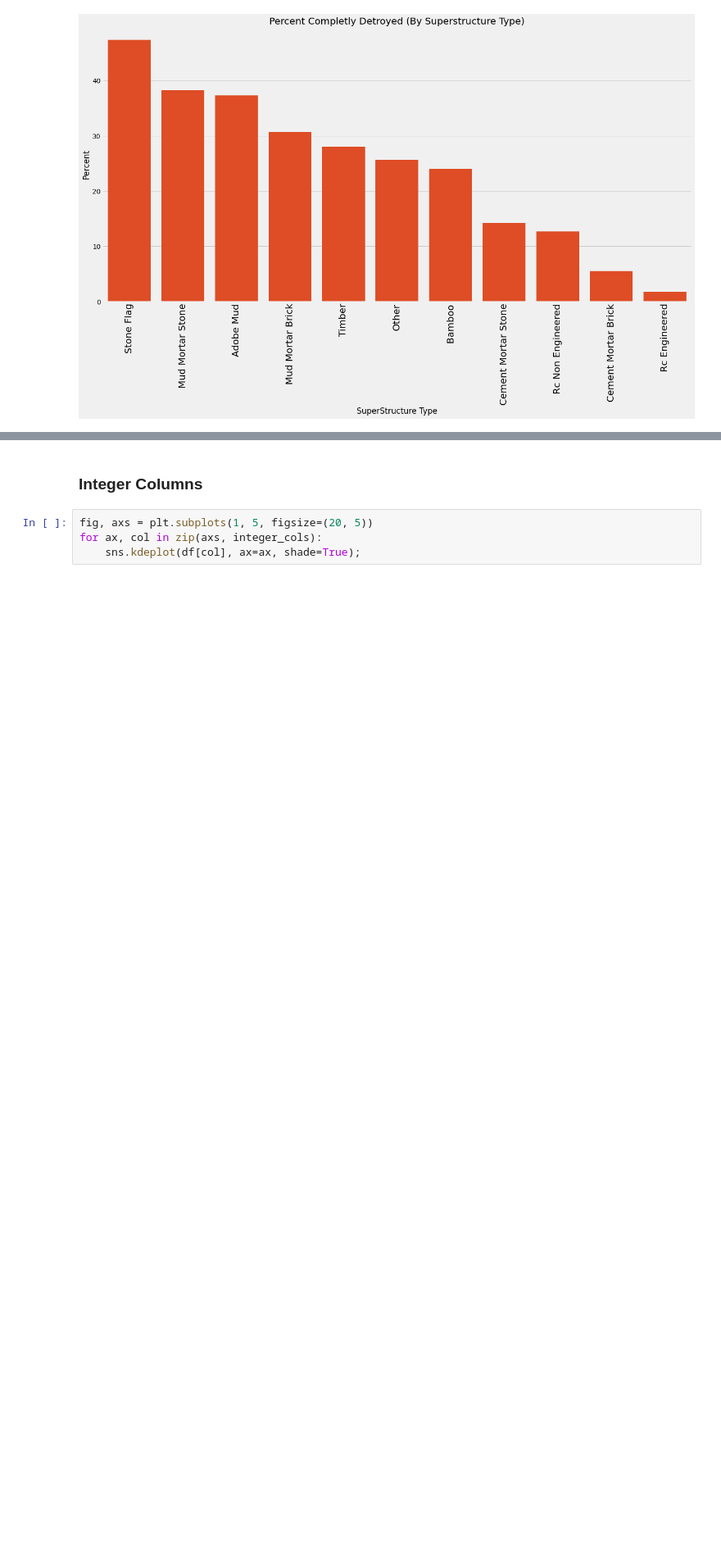
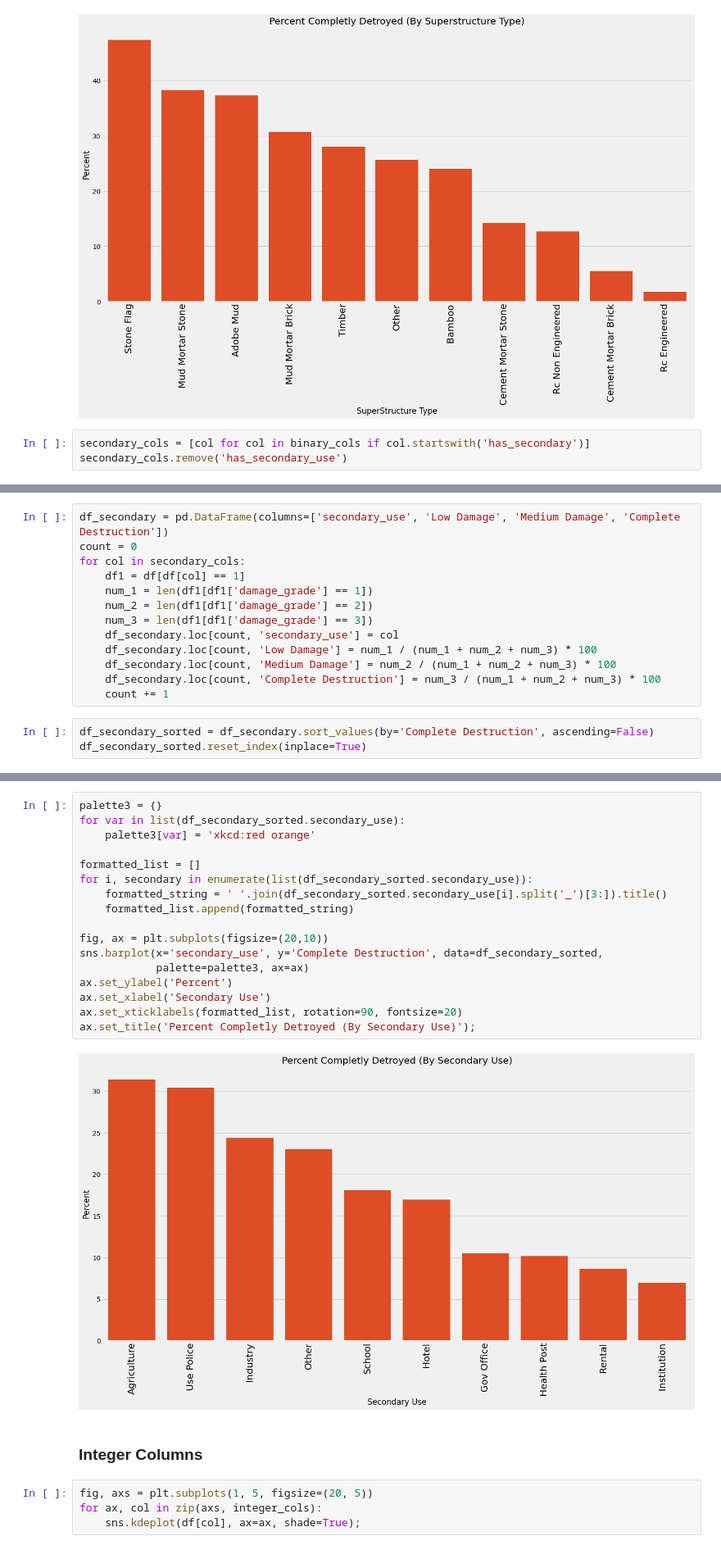
Before and after one commit to fivearm/Capstone_Repo, a Jupyter notebook: 01_Data_Exploration.ipynb, the cells around one changed output, grey strips where cells are left out. Shown at 82% size. Cells and saved outputs as stored; diff of their text form; blank space fills up the shorter version.

Commit message:
plots and finish pca

```diff
--- a/01_Data_Exploration.ipynb
+++ b/01_Data_Exploration.ipynb
@@ -197,3 +197,6 @@ ax.set_xticklabels(formatted_list, rotation=90, fontsize=20)
 ax.set_title('Percent Completly Detroyed (By Superstructure Type)');
 # %% [output]
 [figure]
+# %%
+secondary_cols = [col for col in binary_cols if col.startswith('has_secondary')]
+secondary_cols.remove('has_secondary_use')
@@ -199,0 +216,16 @@ ax.set_title('Percent Completly Detroyed (By Superstructure Type)');
+# %%
+df_secondary = pd.DataFrame(columns=['secondary_use', 'Low Damage', 'Medium Damage', 'Complete Destruction'])
+count = 0
+for col in secondary_cols:
+    df1 = df[df[col] == 1]
+    num_1 = len(df1[df1['damage_grade'] == 1])
+    num_2 = len(df1[df1['damage_grade'] == 2])
+    num_3 = len(df1[df1['damage_grade'] == 3])
+    df_secondary.loc[count, 'secondary_use'] = col
+    df_secondary.loc[count, 'Low Damage'] = num_1 / (num_1 + num_2 + num_3) * 100
+    df_secondary.loc[count, 'Medium Damage'] = num_2 / (num_1 + num_2 + num_3) * 100
+    df_secondary.loc[count, 'Complete Destruction'] = num_3 / (num_1 + num_2 + num_3) * 100
+    count += 1
+# %%
+df_secondary_sorted = df_secondary.sort_values(by='Complete Destruction', ascending=False)
+df_secondary_sorted.reset_index(inplace=True)
@@ -200,3 +246,22 @@ ax.set_title('Percent Completly Detroyed (By Superstructure Type)');
+# %%
+palette3 = {}
+for var in list(df_secondary_sorted.secondary_use):
+    palette3[var] = 'xkcd:red orange'
+
+formatted_list = []
+for i, secondary in enumerate(list(df_secondary_sorted.secondary_use)):
+    formatted_string = ' '.join(df_secondary_sorted.secondary_use[i].split('_')[3:]).title()
+    formatted_list.append(formatted_string)
+
+fig, ax = plt.subplots(figsize=(20,10))
+sns.barplot(x='secondary_use', y='Complete Destruction', data=df_secondary_sorted,
+            palette=palette3, ax=ax)
+ax.set_ylabel('Percent')
+ax.set_xlabel('Secondary Use')
+ax.set_xticklabels(formatted_list, rotation=90, fontsize=20)
+ax.set_title('Percent Completly Detroyed (By Secondary Use)');
+# %% [output]
+[figure, added]
 # %% [markdown]
 ### Integer Columns
 # %%
```
Also changed, not shown: parts of 2 cells of this notebook, 1 other file.
